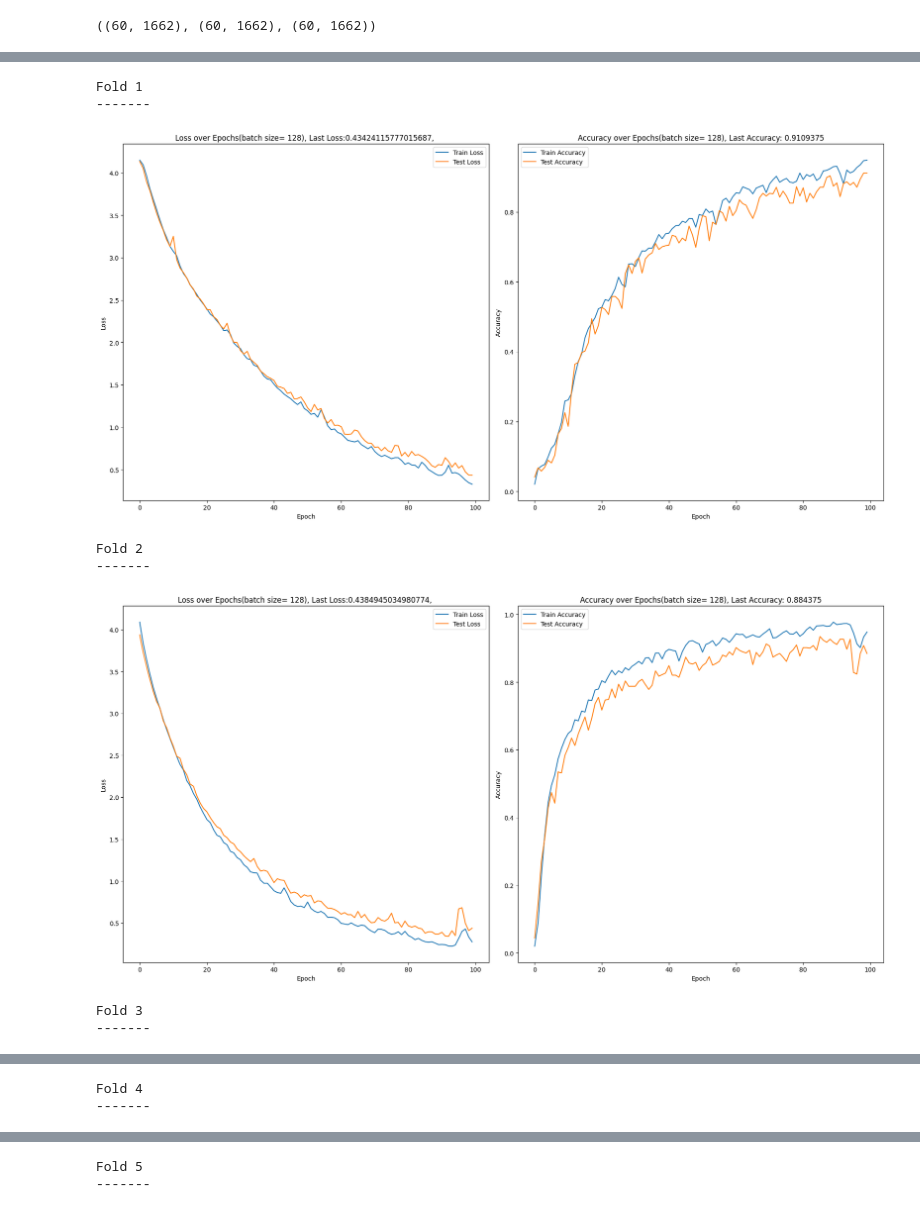
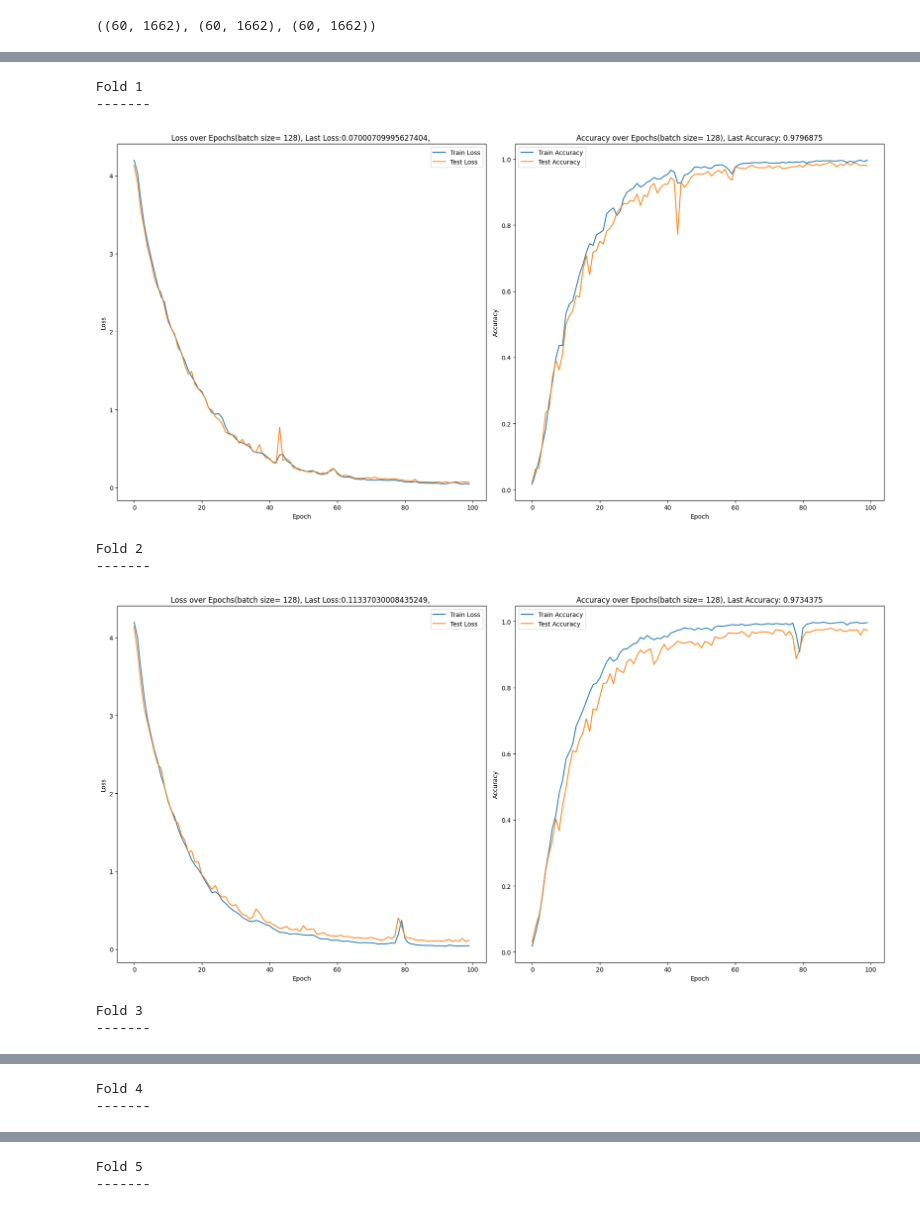
Before and after one commit to SadeghAllahverdi/SignLanguage-project, a Jupyter notebook: SignLanguageProject/notebooks/experiment_lsa64.ipynb, the cells around one changed output, grey strips where cells are left out. Drawn from its saved outputs; the diff is of its cells as text; code cells hidden in the pictures.

```diff
--- a/SignLanguageProject/notebooks/experiment_lsa64.ipynb
+++ b/SignLanguageProject/notebooks/experiment_lsa64.ipynb
@@ -149,14 +137,14 @@ def kfold_cross_validation(detections: NDArray[np.float64],
 # %%
 model= models.LstmModel(class_names= prepare_datasets.lsa64class_names, input_size= 1662, hidden_size= 277, num_layers= 1, activition= nn.ReLU())
 
-set_train_parameters(detections= lsa64['30fps'],
-                     labels= lsa64_labels['30fps'],
-                     class_names= prepare_datasets.lsa64class_names,
-                     test_size= 0.2,
-                     random_state= 42,
-                     batch_size= 128,
-                     num_epochs= 100,
-                     model= model,
-                     learning_rate= 0.0001,
-                     device= device)
+set_train.train_parameters(detections= lsa64['30fps'],
+                           labels= lsa64_labels['30fps'],
+                           class_names= prepare_datasets.lsa64class_names,
+                           test_size= 0.2,
+                           random_state= 42,
+                           batch_size= 128,
+                           num_epochs= 100,
+                           model= model,
+                           learning_rate= 0.0001,
+                           device= device)
 # %% [output]
@@ -164,21 +152,21 @@ set_train_parameters(detections= lsa64['30fps'],
 # %%
-model= models.LstmModel(class_names= prepare_datasets.lsa64class_names, input_size= 1662, hidden_size= 277, num_layers= 1, activition= nn.ReLU())
+model= models.ConvoTransformer(prepare_datasets.lsa64class_names)
 
-kfold_cross_validation(detections= lsa64['30fps'],
-                      labels= lsa64_labels['30fps'],
-                      class_names= prepare_datasets.lsa64class_names,
-                      n_splits= 5,
-                      batch_size= 128,
-                      num_epochs= 100,
-                      model= model,
-                      learning_rate= 0.0001,
-                      device= device)
+set_train.kfold_cross_validation(detections= lsa64['40fps'],
+                                 labels= lsa64_labels['40fps'],
+                                 class_names= prepare_datasets.lsa64class_names,
+                                 n_splits= 5,
+                                 batch_size= 128,
+                                 num_epochs= 100,
+                                 model= model,
+                                 learning_rate= 0.0001,
+                                 device= device)
 # %% [output]
 Fold 1
 -------
-[figure, old version]
+[figure, new version]
 Fold 2
 -------
-[figure, old version]
+[figure, new version]
 Fold 3
 -------
```
Also changed, not shown: parts of 22 cells of this notebook, 1 other file.
